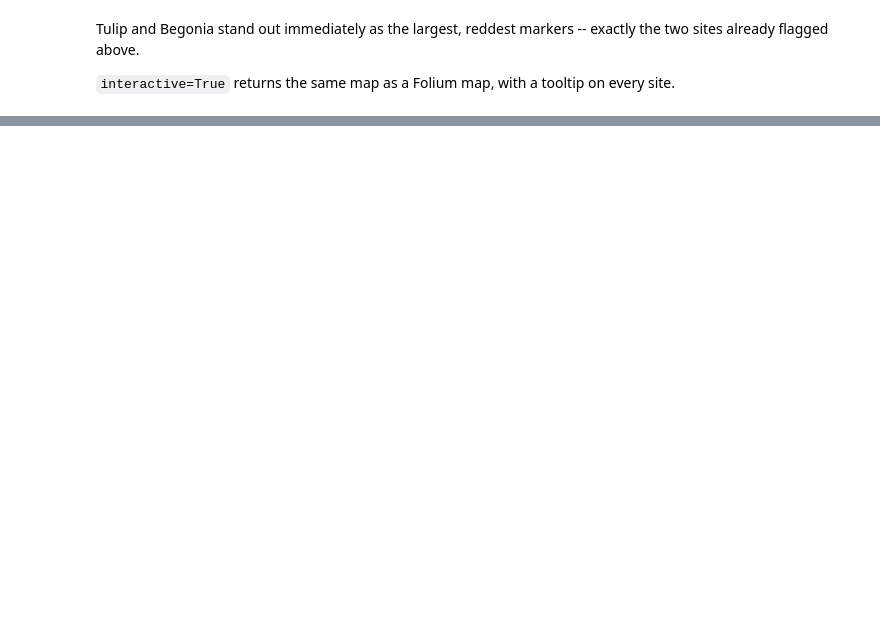
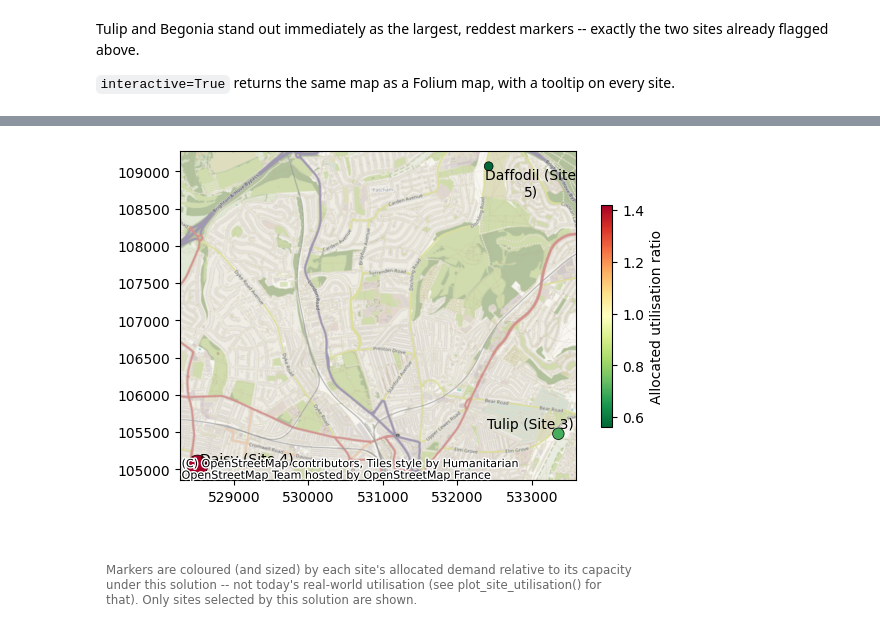
Before and after one commit to hsma-tools/lokigi, a Jupyter notebook: examples/location/site_utilisation/index.ipynb, the cells around one changed output, grey strips where cells are left out. Cells and saved outputs as stored; diff of their text form; code cells hidden in the pictures; blank space fills up the shorter version.

```diff
--- a/examples/location/site_utilisation/index.ipynb
+++ b/examples/location/site_utilisation/index.ipynb
@@ -126,0 +165,3 @@ problem.plot_site_utilisation(add_basemap=True, show_labels=True, interactive=Tr
+# %%
+capacity_summary_adjusted = solutions.site_capacity_summary(demand_to_capacity_rate=0.001)
+capacity_summary_adjusted.sort_values("allocated_utilisation_ratio", ascending=False)
@@ -126,0 +219,6 @@ problem.plot_site_utilisation(add_basemap=True, show_labels=True, interactive=Tr
+# %%
+solutions.plot_allocated_utilisation(
+    capacity_df=capacity_summary_adjusted, add_basemap=True, show_labels=True
+    );
+# %% [output]
+[figure, added]
```
Also changed, not shown: parts of 17 cells of this notebook, 18 other files.
